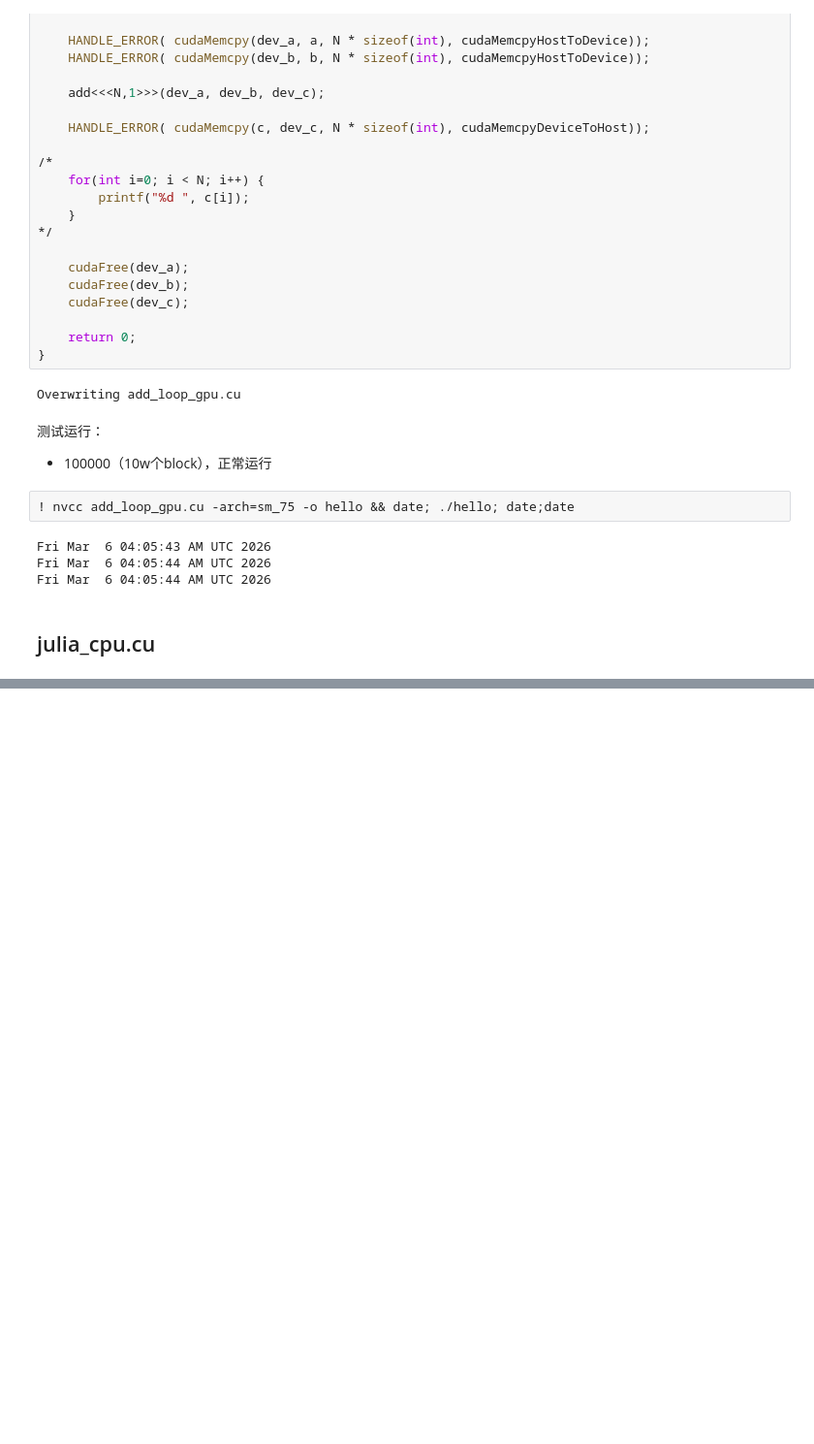
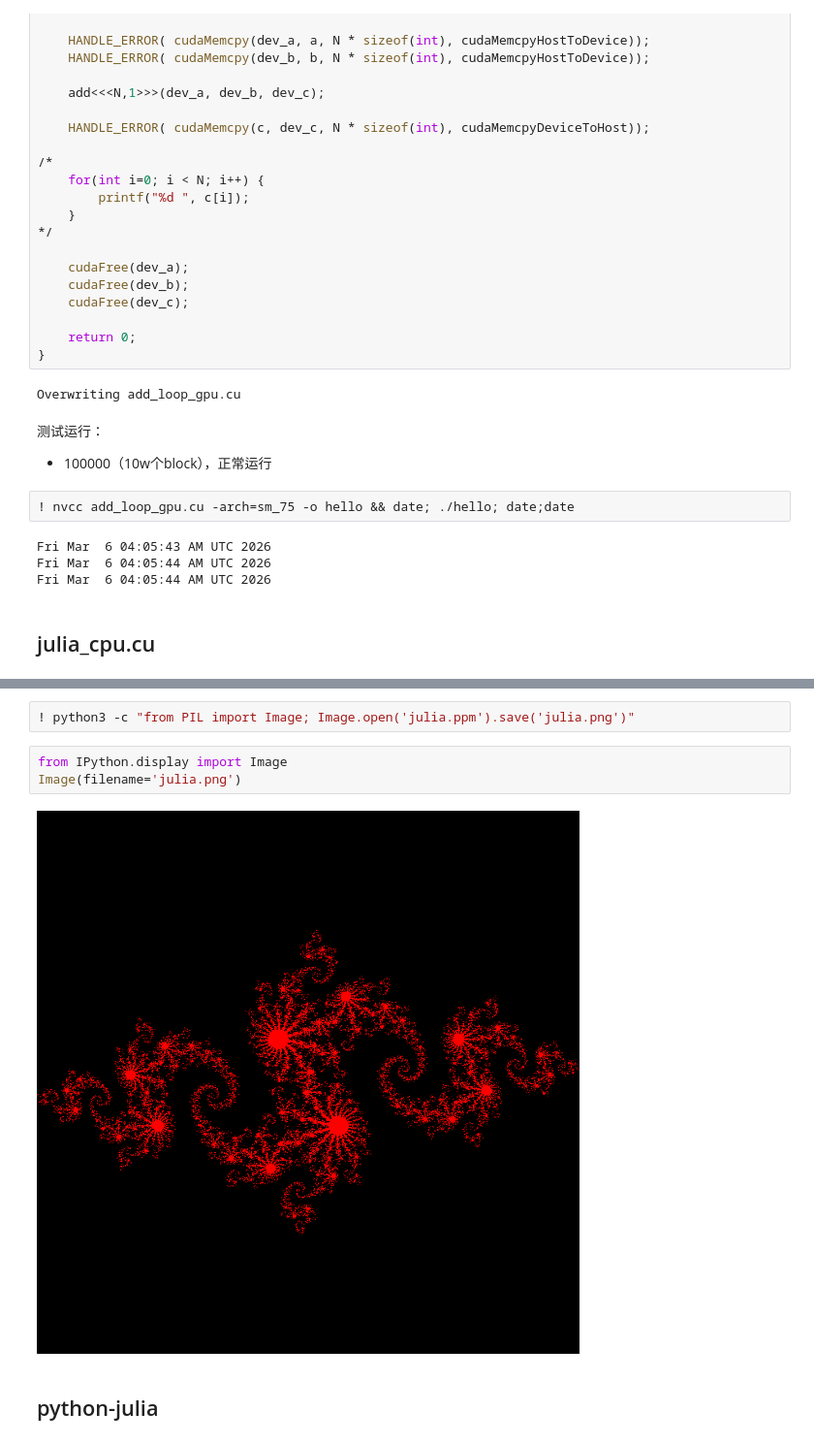
Before and after one commit to fssdfhsdfsdk/CUDA-by-Example-source-code-for-the-book-s-examples-, a Jupyter notebook: chapter04/test_cuda.ipynb, the cells around one changed output, grey strips where cells are left out. Shown at 97% size. Drawn from its saved outputs; the diff is of its cells as text; blank space fills up the shorter version.

```diff
--- a/chapter04/test_cuda.ipynb
+++ b/chapter04/test_cuda.ipynb
@@ -320,0 +416,9 @@ The following NEW packages will be installed:
+# %%
+! python3 -c "from PIL import Image; Image.open('julia.ppm').save('julia.png')"
+# %%
+from IPython.display import Image
+Image(filename='julia.png')
+# %% [output]
+[figure, added]
+# %% [markdown]
+## python-julia
```
Also changed, not shown: parts of 22 cells of this notebook, 3 other files.
